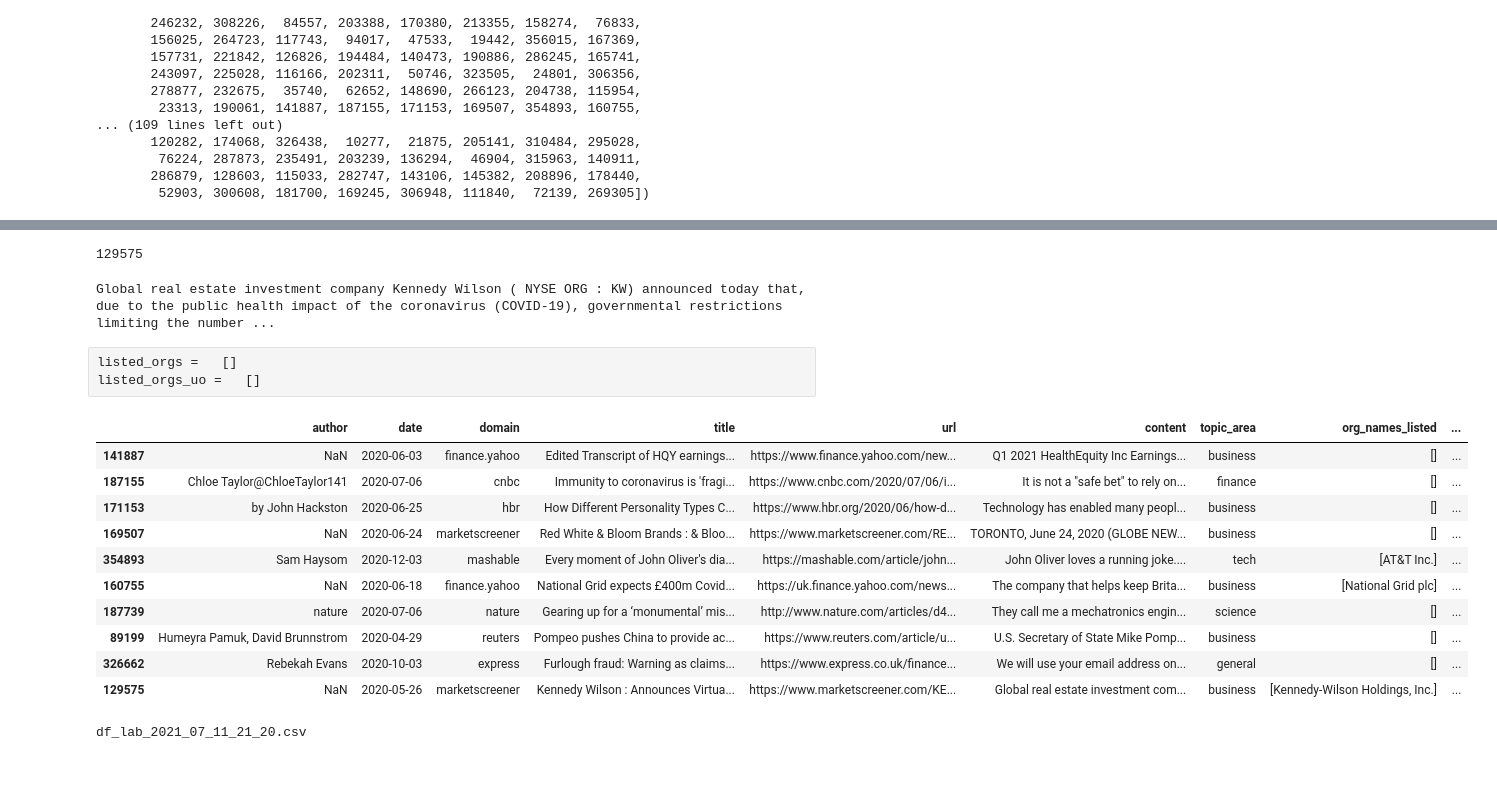
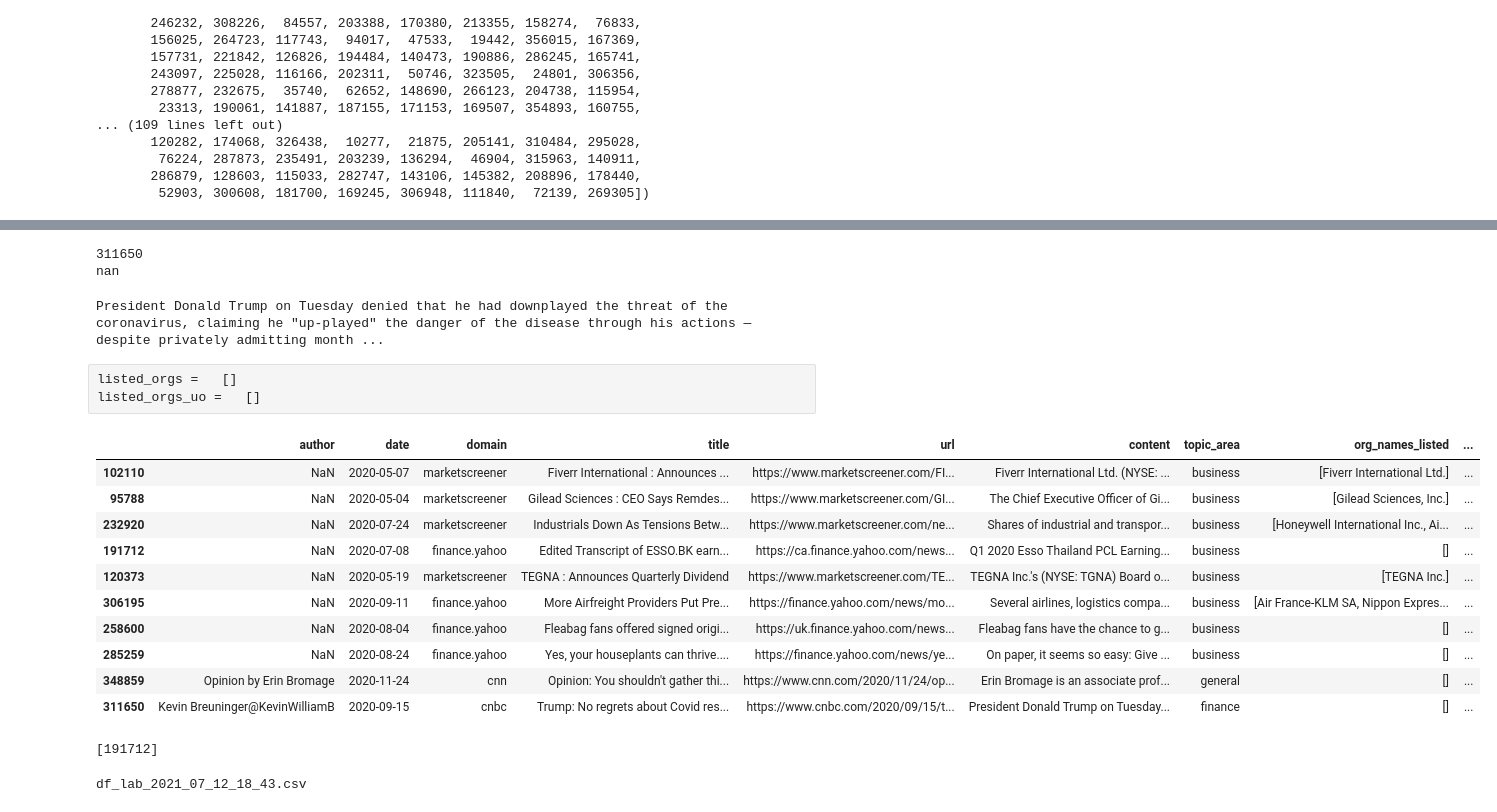
Before and after one commit to TraceyEtheridge/Thesis, a Jupyter notebook: Company_Name_Labelling.ipynb, the cells around one changed output, grey strips where cells are left out. Cells and saved outputs as stored; diff of their text form; code cells hidden in the pictures; blank space fills up the shorter version.

Commit message:
update company name workings

```diff
--- a/Company_Name_Labelling.ipynb
+++ b/Company_Name_Labelling.ipynb
@@ -99,4 +87,4 @@ df_lab
 # %%
-df_lab.loc[:,'org_names_listed'] = ''
-df_lab.loc[:,'org_names_listed_uo'] = ''
-df_lab.head(1)
+# Load wip file
+file_latest = 'df_lab_2021_07_11_21_20.csv'
+df_lab = pd.read_csv('./data/' + file_latest, index_col=0)
@@ -117,5 +118,5 @@ ner_processor = en_core_web_sm.load()
 # %%
-num = 99
+num = 299
 article_index = article_indices[num]
 print(article_index)
 print(df_lab.loc[article_index]['org_names_listed'])
@@ -123,39 +124,45 @@ print(df_lab.loc[article_index]['org_names_listed'])
 article = df_lab.loc[article_index]['content']
 spacy.displacy.render(ner_processor(article), style='ent', options = {"ents": ["ORG"]})
 # %% [output]
-129575
+311650
+nan
-Global real estate investment company Kennedy Wilson ( NYSE ORG : KW) announced today that, due to the public health impact of the coronavirus (COVID-19), governmental restrictions limiting the number ...
+President Donald Trump on Tuesday denied that he had downplayed the threat of the coronavirus, claiming he "up-played" the danger of the disease through his actions — despite privately admitting month ...
 # %% [raw]
 listed_orgs =   []
 listed_orgs_uo =   []
 # %%
-#article_index = 129575
-listed_orgs =   ['Kennedy-Wilson Holdings, Inc.']
-listed_orgs_uo =   ['Kennedy Wilson']
+#article_index = 311650
+listed_orgs =   []
+listed_orgs_uo =   []
 
 df_lab.at[article_index,'org_names_listed'] = listed_orgs
 df_lab.at[article_index,'org_names_listed_uo'] = listed_orgs_uo
 # %%
-df_lab.loc[article_indices[90:100]]
+df_lab.loc[article_indices[290:300]]
 # %% [output]
 |  | author | date | domain | title | url | content | topic_area | org_names_listed | ... |
-| 141887 | NaN | 2020-06-03 | finance.yahoo | Edited Transcript of HQY earnings... | https://www.finance.yahoo.com/new... | Q1 2021 HealthEquity Inc Earnings... | business | [] | ... |
-| 187155 | Chloe Taylor@ChloeTaylor141 | 2020-07-06 | cnbc | Immunity to coronavirus is 'fragi... | https://www.cnbc.com/2020/07/06/i... | It is not a "safe bet" to rely on... | finance | [] | ... |
-| 171153 | by John Hackston | 2020-06-25 | hbr | How Different Personality Types C... | https://www.hbr.org/2020/06/how-d... | Technology has enabled many peopl... | business | [] | ... |
-| 169507 | NaN | 2020-06-24 | marketscreener | Red White & Bloom Brands : & Bloo... | https://www.marketscreener.com/RE... | TORONTO, June 24, 2020 (GLOBE NEW... | business | [] | ... |
-| 354893 | Sam Haysom | 2020-12-03 | mashable | Every moment of John Oliver's dia... | https://mashable.com/article/john... | John Oliver loves a running joke.... | tech | [AT&T Inc.] | ... |
-| 160755 | NaN | 2020-06-18 | finance.yahoo | National Grid expects £400m Covid... | https://uk.finance.yahoo.com/news... | The company that helps keep Brita... | business | [National Grid plc] | ... |
-| 187739 | nature | 2020-07-06 | nature | Gearing up for a ‘monumental’ mis... | http://www.nature.com/articles/d4... | They call me a mechatronics engin... | science | [] | ... |
-| 89199 | Humeyra Pamuk, David Brunnstrom | 2020-04-29 | reuters | Pompeo pushes China to provide ac... | https://www.reuters.com/article/u... | U.S. Secretary of State Mike Pomp... | business | [] | ... |
-| 326662 | Rebekah Evans | 2020-10-03 | express | Furlough fraud: Warning as claims... | https://www.express.co.uk/finance... | We will use your email address on... | general | [] | ... |
-| 129575 | NaN | 2020-05-26 | marketscreener | Kennedy Wilson : Announces Virtua... | https://www.marketscreener.com/KE... | Global real estate investment com... | business | [Kennedy-Wilson Holdings, Inc.] | ... |
+| 102110 | NaN | 2020-05-07 | marketscreener | Fiverr International : Announces ... | https://www.marketscreener.com/FI... | Fiverr International Ltd. (NYSE: ... | business | [Fiverr International Ltd.] | ... |
+| 95788 | NaN | 2020-05-04 | marketscreener | Gilead Sciences : CEO Says Remdes... | https://www.marketscreener.com/GI... | The Chief Executive Officer of Gi... | business | [Gilead Sciences, Inc.] | ... |
+| 232920 | NaN | 2020-07-24 | marketscreener | Industrials Down As Tensions Betw... | https://www.marketscreener.com/ne... | Shares of industrial and transpor... | business | [Honeywell International Inc., Ai... | ... |
+| 191712 | NaN | 2020-07-08 | finance.yahoo | Edited Transcript of ESSO.BK earn... | https://ca.finance.yahoo.com/news... | Q1 2020 Esso Thailand PCL Earning... | business | [] | ... |
+| 120373 | NaN | 2020-05-19 | marketscreener | TEGNA : Announces Quarterly Dividend | https://www.marketscreener.com/TE... | TEGNA Inc.'s (NYSE: TGNA) Board o... | business | [TEGNA Inc.] | ... |
+| 306195 | NaN | 2020-09-11 | finance.yahoo | More Airfreight Providers Put Pre... | https://finance.yahoo.com/news/mo... | Several airlines, logistics compa... | business | [Air France-KLM SA, Nippon Expres... | ... |
+| 258600 | NaN | 2020-08-04 | finance.yahoo | Fleabag fans offered signed origi... | https://uk.finance.yahoo.com/news... | Fleabag fans have the chance to g... | business | [] | ... |
+| 285259 | NaN | 2020-08-24 | finance.yahoo | Yes, your houseplants can thrive.... | https://finance.yahoo.com/news/ye... | On paper, it seems so easy: Give ... | business | [] | ... |
+| 348859 | Opinion by Erin Bromage | 2020-11-24 | cnn | Opinion: You shouldn't gather thi... | https://www.cnn.com/2020/11/24/op... | Erin Bromage is an associate prof... | general | [] | ... |
+| 311650 | Kevin Breuninger@KevinWilliamB | 2020-09-15 | cnbc | Trump: No regrets about Covid res... | https://www.cnbc.com/2020/09/15/t... | President Donald Trump on Tuesday... | finance | [] | ... |
 # %%
 #df_lab.loc[article_index]
+
+# Articles not done - earnings call transcripts
+[191712]
+# %% [output]
+[191712]
 # %%
 date_label = datetime.datetime.now().strftime("%Y_%m_%d_%H_%M")
 file_name = 'df_lab_' + date_label + '.csv'
 print(file_name)
 df_lab.to_csv('./data/' + file_name)
 # %% [output]
-df_lab_2021_07_11_21_20.csv
+df_lab_2021_07_12_18_43.csv
 # %%
```
Also changed, not shown: parts of 10 cells of this notebook, 1 other file.
